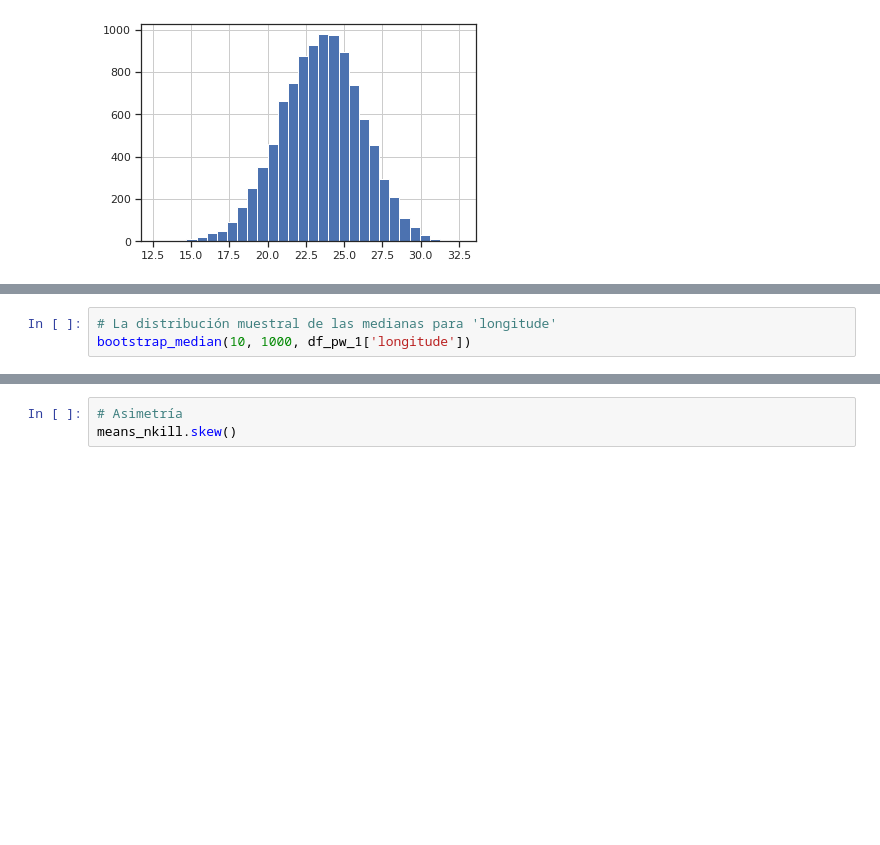
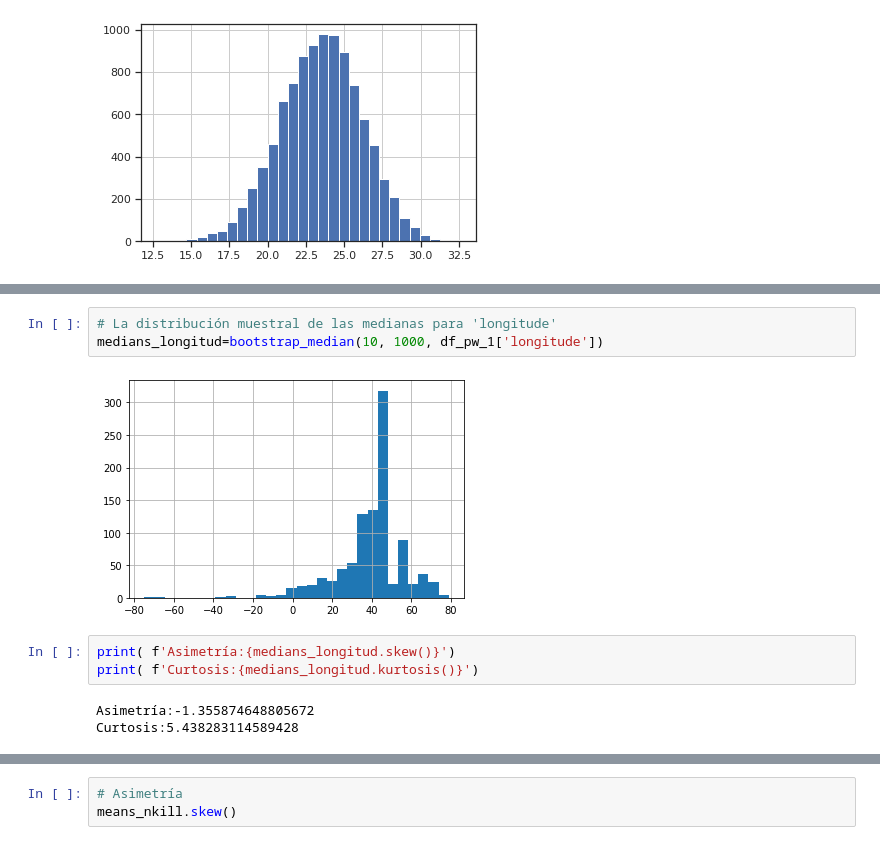
Before and after one commit to gilesitorr/DataScience3_Bloque4, a Jupyter notebook: DS3_proyecto_4.ipynb, the cells around one changed output, grey strips where cells are left out. Cells and saved outputs as stored; diff of their text form; blank space fills up the shorter version.

```diff
--- a/DS3_proyecto_4.ipynb
+++ b/DS3_proyecto_4.ipynb
@@ -892,6 +897,14 @@ bootstrap_mean(50, 500, df_pw_1['longitude'])
 # %%
 # La distribución muestral de las medianas para 'longitude'
-bootstrap_median(10, 1000, df_pw_1['longitude'])
+medians_longitud=bootstrap_median(10, 1000, df_pw_1['longitude'])
+# %% [output]
+[figure, added]
+# %%
+print( f'Asimetría:{medians_longitud.skew()}')
+print( f'Curtosis:{medians_longitud.kurtosis()}')
+# %% [output]
+Asimetría:-1.355874648805672
+Curtosis:5.438283114589428
 # %%
 # La distribución muestral de las medias para 'nkill'
 means_nkill=bootstrap_mean(50, 100000, df_pw_1['nkill'])
```
Also changed, not shown: parts of 45 cells of this notebook.
